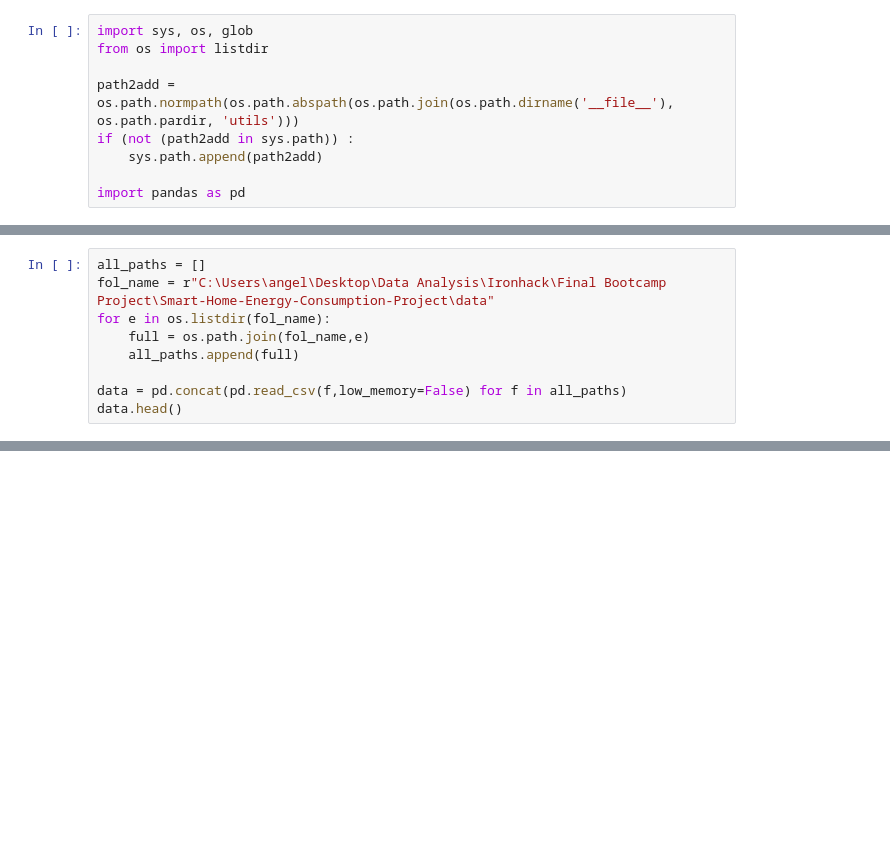
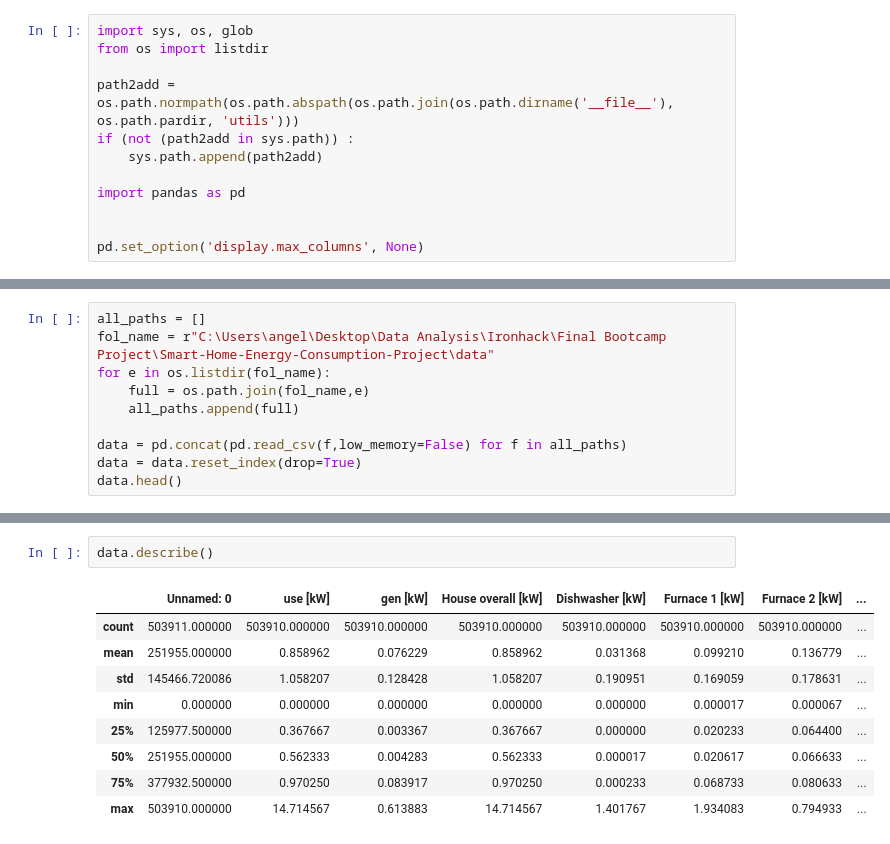
Before and after one commit to computationalgoblin/Smart-Home-Energy-Consumption-Project, a Jupyter notebook: notebooks/cleaning.ipynb, the cells around one changed output, grey strips where cells are left out. Cells and saved outputs as stored; diff of their text form; blank space fills up the shorter version.

Commit message:
data cleaning started

```diff
--- a/notebooks/cleaning.ipynb
+++ b/notebooks/cleaning.ipynb
@@ -7,3 +9,6 @@ if (not (path2add in sys.path)) :
     sys.path.append(path2add)
 
 import pandas as pd
+
+
+pd.set_option('display.max_columns', None)
@@ -15,6 +22,7 @@ for e in os.listdir(fol_name):
     all_paths.append(full)
 
 data = pd.concat(pd.read_csv(f,low_memory=False) for f in all_paths)
+data = data.reset_index(drop=True)
 data.head()
 # %% [output]
 |  | Unnamed: 0 | time | use [kW] | gen [kW] | House overall [kW] | Dishwasher [kW] | Furnace 1 [kW] | ... |
@@ -26,0 +58,12 @@ data.head()
+# %%
+data.describe()
+# %% [output]
+|  | Unnamed: 0 | use [kW] | gen [kW] | House overall [kW] | Dishwasher [kW] | Furnace 1 [kW] | Furnace 2 [kW] | ... |
+| count | 503911.000000 | 503910.000000 | 503910.000000 | 503910.000000 | 503910.000000 | 503910.000000 | 503910.000000 | ... |
+| mean | 251955.000000 | 0.858962 | 0.076229 | 0.858962 | 0.031368 | 0.099210 | 0.136779 | ... |
+| std | 145466.720086 | 1.058207 | 0.128428 | 1.058207 | 0.190951 | 0.169059 | 0.178631 | ... |
+| min | 0.000000 | 0.000000 | 0.000000 | 0.000000 | 0.000000 | 0.000017 | 0.000067 | ... |
+| 25% | 125977.500000 | 0.367667 | 0.003367 | 0.367667 | 0.000000 | 0.020233 | 0.064400 | ... |
+| 50% | 251955.000000 | 0.562333 | 0.004283 | 0.562333 | 0.000017 | 0.020617 | 0.066633 | ... |
+| 75% | 377932.500000 | 0.970250 | 0.083917 | 0.970250 | 0.000233 | 0.068733 | 0.080633 | ... |
+| max | 503910.000000 | 14.714567 | 0.613883 | 14.714567 | 1.401767 | 1.934083 | 0.794933 | ... |
```
Also changed, not shown: parts of 9 cells of this notebook.
